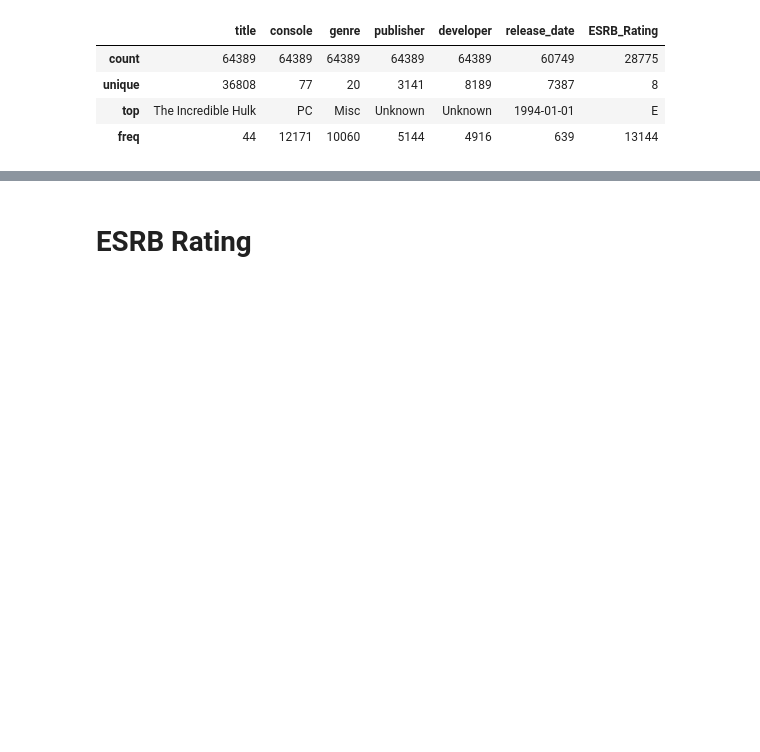
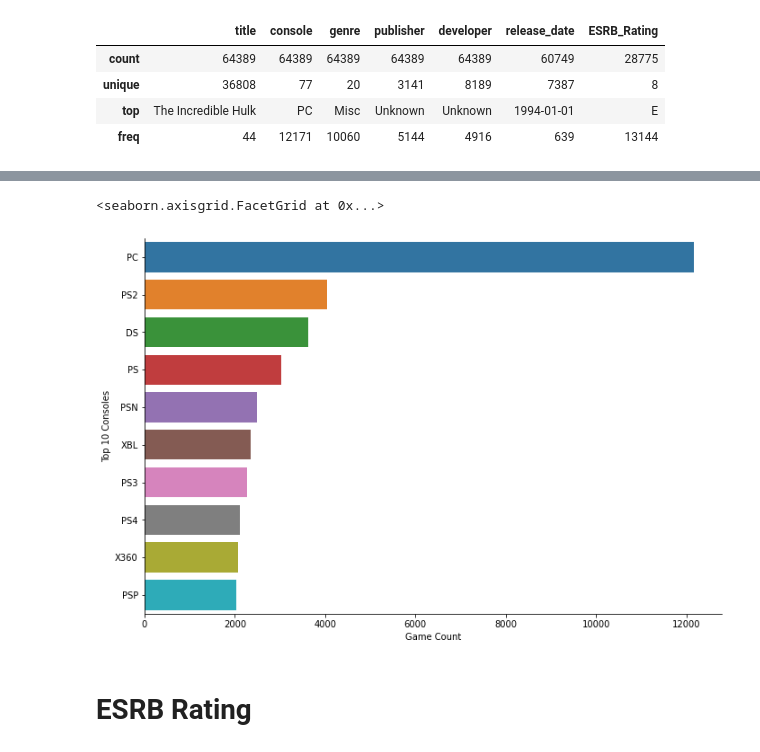
Before and after one commit to Secade/DATASCI-Video-Game-Sales, a Jupyter notebook: Video Game Sales EDA.ipynb, the cells around one changed output, grey strips where cells are left out. Saved outputs shown, nothing was run; the diff lists cells and outputs as text; code cells hidden in the pictures; blank space fills up the shorter version.

```diff
--- a/Video Game Sales EDA.ipynb
+++ b/Video Game Sales EDA.ipynb
@@ -218,0 +221,4 @@ df_merged.describe(include=object)
+# %%
+console_count = df_merged['console'].value_counts().rename_axis('Console Name').reset_index(name = 'counts')
+console_count =  console_count.nlargest(10, 'counts')
+console_count
@@ -219,2 +237,9 @@ df_merged.describe(include=object)
+# %%
+console_plot = sns.catplot(data = console_count, x='counts', y = 'Console Name', kind='bar', orient='h' )
+console_plot.fig.set_size_inches(10.5, 6.5)
+console_plot.set_axis_labels("Game Count", "Top 10 Consoles")
+# %% [output]
+<seaborn.axisgrid.FacetGrid at 0x...>
+[figure, added]
 # %% [markdown]
 # ESRB Rating
```
Also changed, not shown: parts of 18 cells of this notebook.
